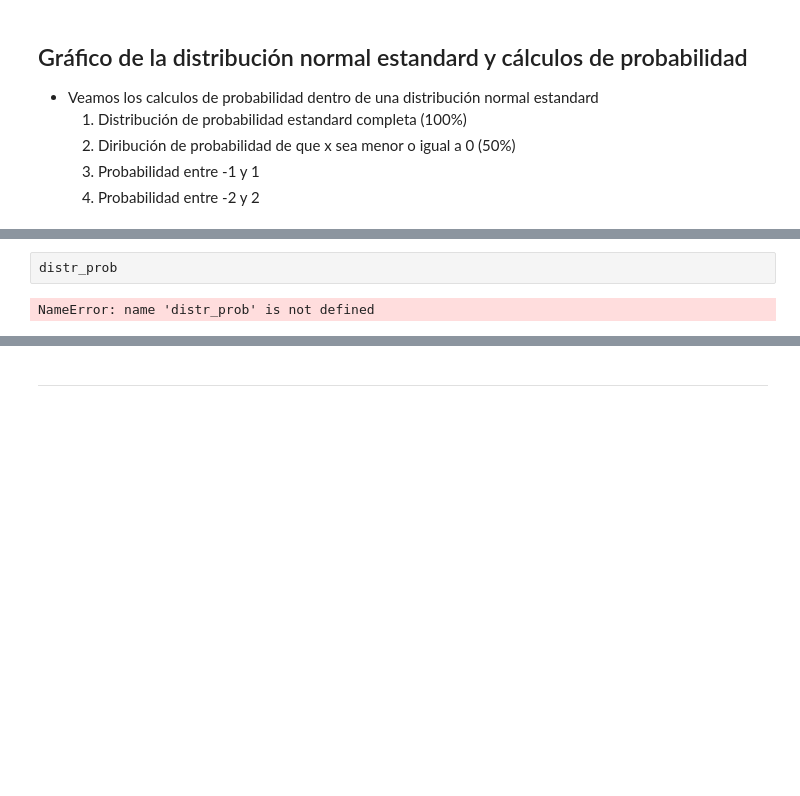
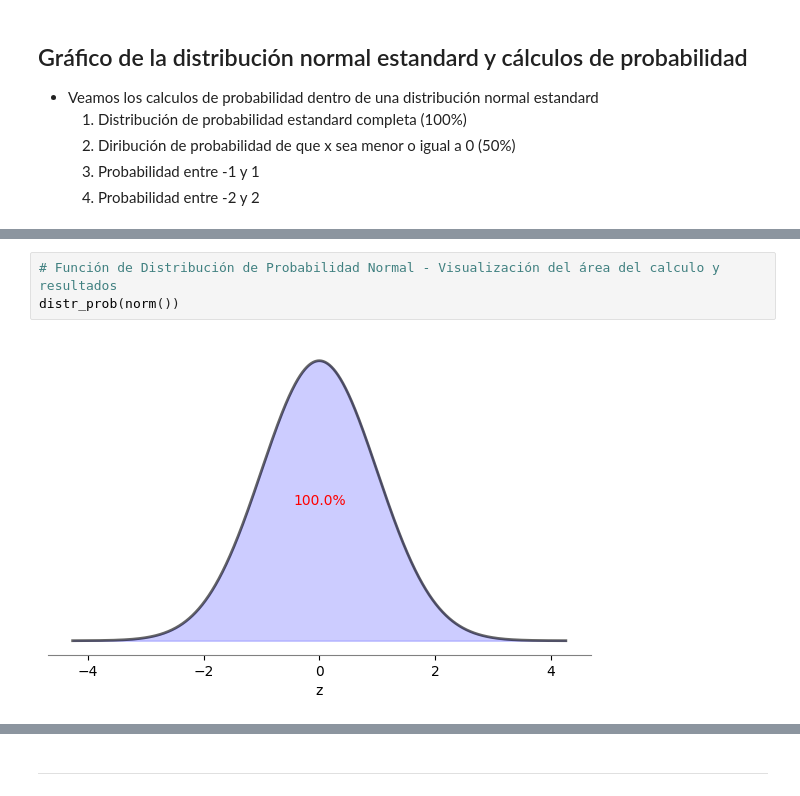
Before and after one commit to DaniCh-Coder/Python-Notes, a Jupyter notebook: ps stats/Probability-distributions/dp-normal-standard.ipynb, the cells around one changed output, grey strips where cells are left out. Saved outputs shown, nothing was run; the diff lists cells and outputs as text; blank space fills up the shorter version.

```diff
--- a/ps stats/Probability-distributions/dp-normal-standard.ipynb
+++ b/ps stats/Probability-distributions/dp-normal-standard.ipynb
@@ -357,5 +154,6 @@ def distr_prob(dist, a=None, b=None, between=True):
-# %%
-distr_prob
-# %% [output]
-NameError: name 'distr_prob' is not defined
+# %%
+# Función de Distribución de Probabilidad Normal - Visualización del área del calculo y resultados
+distr_prob(norm())
+# %% [output]
+[figure, added]
 # %%
```
Also changed, not shown: parts of 22 cells of this notebook, 7 other files.
